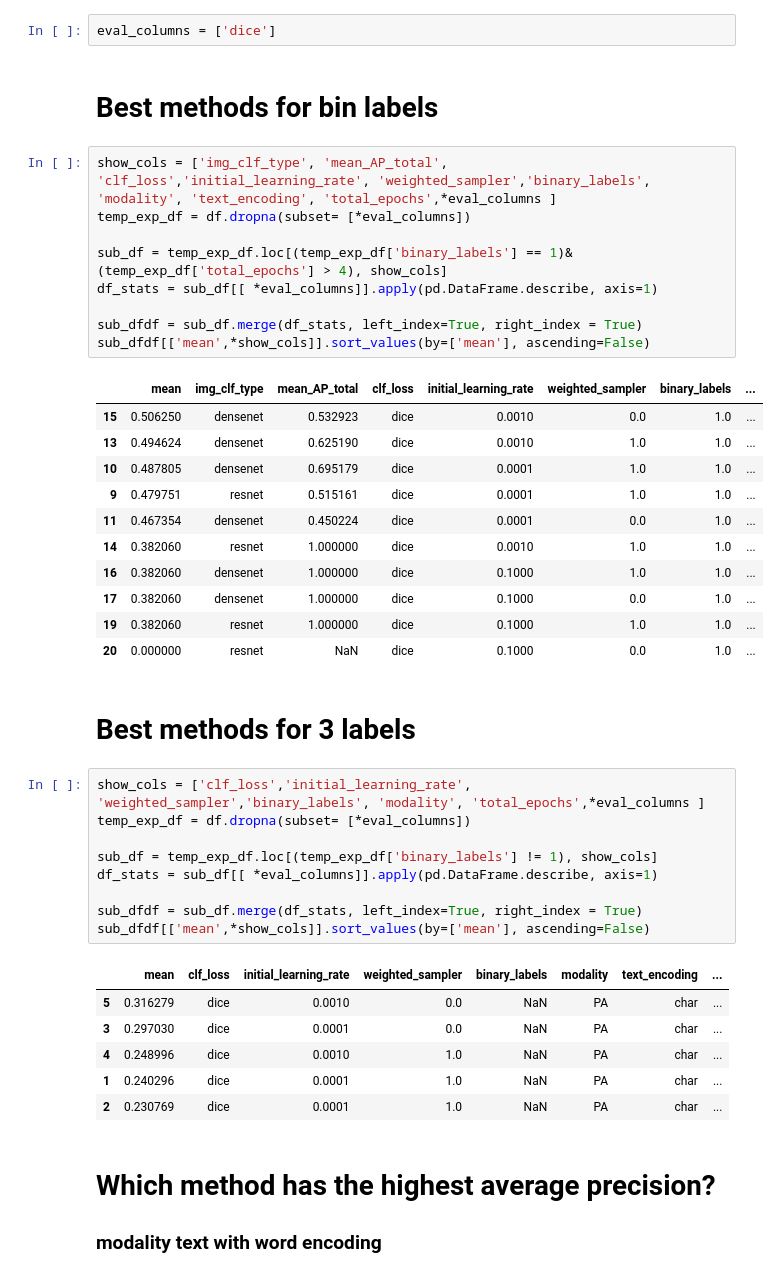
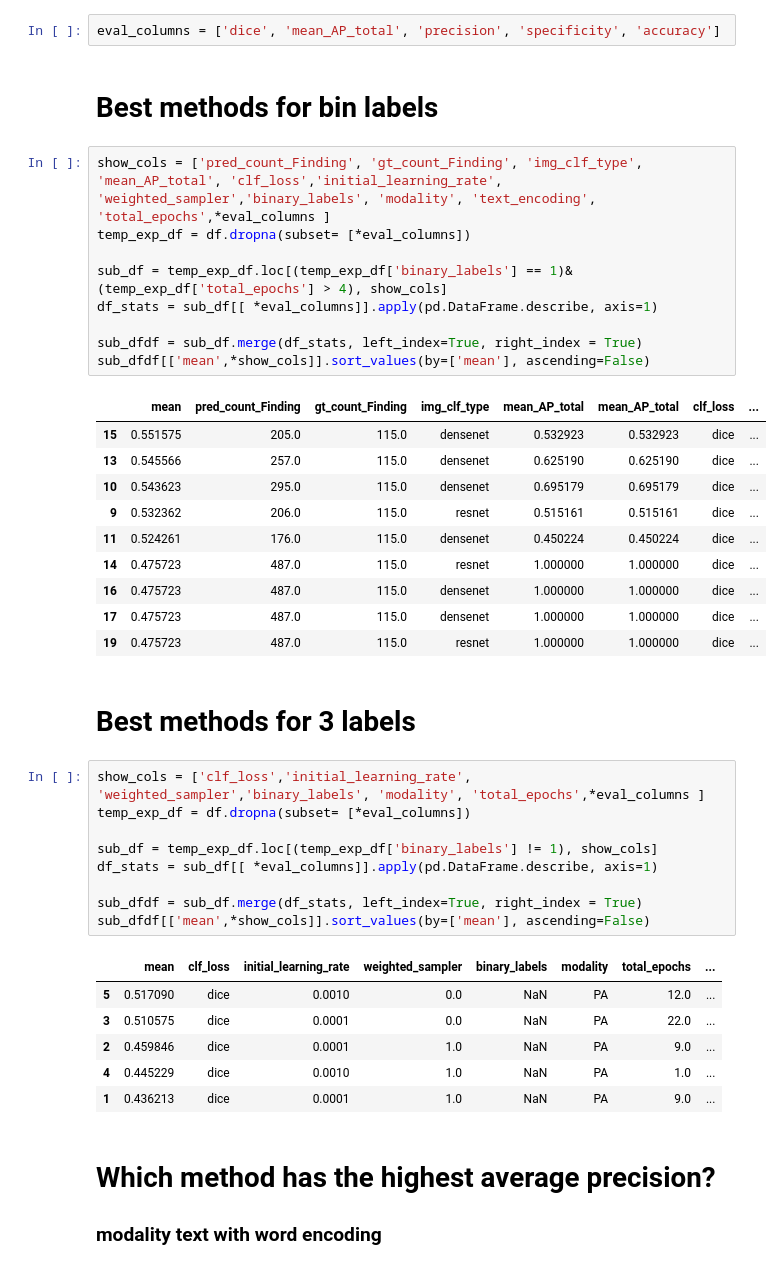
Before and after one commit to Jimmy2027/MoPoE-MIMIC, a Jupyter notebook: mimic/notebooks/trained_clf_exploration.ipynb, the cells around one changed output. Drawn from its saved outputs; the diff is of its cells as text.

```diff
--- a/mimic/notebooks/trained_clf_exploration.ipynb
+++ b/mimic/notebooks/trained_clf_exploration.ipynb
@@ -10,28 +14,27 @@ df = pd.read_csv(experiments_dataframe_path)
 # %%
-eval_columns = ['dice']
+eval_columns = ['dice', 'mean_AP_total', 'precision', 'specificity', 'accuracy']
 # %% [markdown]
 # Best methods for bin labels
 # %%
-show_cols = ['img_clf_type', 'mean_AP_total', 'clf_loss','initial_learning_rate', 'weighted_sampler','binary_labels', 'modality', 'text_encoding', 'total_epochs',*eval_columns ]
+show_cols = ['pred_count_Finding', 'gt_count_Finding', 'img_clf_type', 'mean_AP_total', 'clf_loss','initial_learning_rate', 'weighted_sampler','binary_labels', 'modality', 'text_encoding', 'total_epochs',*eval_columns ]
 temp_exp_df = df.dropna(subset= [*eval_columns])
 
 sub_df = temp_exp_df.loc[(temp_exp_df['binary_labels'] == 1)& (temp_exp_df['total_epochs'] > 4), show_cols]
 df_stats = sub_df[[ *eval_columns]].apply(pd.DataFrame.describe, axis=1)
 
 sub_dfdf = sub_df.merge(df_stats, left_index=True, right_index = True)
 sub_dfdf[['mean',*show_cols]].sort_values(by=['mean'], ascending=False)
 # %% [output]
-|  | mean | img_clf_type | mean_AP_total | clf_loss | initial_learning_rate | weighted_sampler | binary_labels | ... |
-| 15 | 0.506250 | densenet | 0.532923 | dice | 0.0010 | 0.0 | 1.0 | ... |
-| 13 | 0.494624 | densenet | 0.625190 | dice | 0.0010 | 1.0 | 1.0 | ... |
-| 10 | 0.487805 | densenet | 0.695179 | dice | 0.0001 | 1.0 | 1.0 | ... |
-| 9 | 0.479751 | resnet | 0.515161 | dice | 0.0001 | 1.0 | 1.0 | ... |
-| 11 | 0.467354 | densenet | 0.450224 | dice | 0.0001 | 0.0 | 1.0 | ... |
-| 14 | 0.382060 | resnet | 1.000000 | dice | 0.0010 | 1.0 | 1.0 | ... |
-| 16 | 0.382060 | densenet | 1.000000 | dice | 0.1000 | 1.0 | 1.0 | ... |
-| 17 | 0.382060 | densenet | 1.000000 | dice | 0.1000 | 0.0 | 1.0 | ... |
-| 19 | 0.382060 | resnet | 1.000000 | dice | 0.1000 | 1.0 | 1.0 | ... |
-| 20 | 0.000000 | resnet | NaN | dice | 0.1000 | 0.0 | 1.0 | ... |
+|  | mean | pred_count_Finding | gt_count_Finding | img_clf_type | mean_AP_total | mean_AP_total | clf_loss | ... |
+| 15 | 0.551575 | 205.0 | 115.0 | densenet | 0.532923 | 0.532923 | dice | ... |
+| 13 | 0.545566 | 257.0 | 115.0 | densenet | 0.625190 | 0.625190 | dice | ... |
+| 10 | 0.543623 | 295.0 | 115.0 | densenet | 0.695179 | 0.695179 | dice | ... |
+| 9 | 0.532362 | 206.0 | 115.0 | resnet | 0.515161 | 0.515161 | dice | ... |
+| 11 | 0.524261 | 176.0 | 115.0 | densenet | 0.450224 | 0.450224 | dice | ... |
+| 14 | 0.475723 | 487.0 | 115.0 | resnet | 1.000000 | 1.000000 | dice | ... |
+| 16 | 0.475723 | 487.0 | 115.0 | densenet | 1.000000 | 1.000000 | dice | ... |
+| 17 | 0.475723 | 487.0 | 115.0 | densenet | 1.000000 | 1.000000 | dice | ... |
+| 19 | 0.475723 | 487.0 | 115.0 | resnet | 1.000000 | 1.000000 | dice | ... |
 # %% [markdown]
 # Best methods for 3 labels
 # %%
@@ -44,12 +47,12 @@ df_stats = sub_df[[ *eval_columns]].apply(pd.DataFrame.describe, axis=1)
 sub_dfdf = sub_df.merge(df_stats, left_index=True, right_index = True)
 sub_dfdf[['mean',*show_cols]].sort_values(by=['mean'], ascending=False)
 # %% [output]
-|  | mean | clf_loss | initial_learning_rate | weighted_sampler | binary_labels | modality | text_encoding | ... |
-| 5 | 0.316279 | dice | 0.0010 | 0.0 | NaN | PA | char | ... |
-| 3 | 0.297030 | dice | 0.0001 | 0.0 | NaN | PA | char | ... |
-| 4 | 0.248996 | dice | 0.0010 | 1.0 | NaN | PA | char | ... |
-| 1 | 0.240296 | dice | 0.0001 | 1.0 | NaN | PA | char | ... |
-| 2 | 0.230769 | dice | 0.0001 | 1.0 | NaN | PA | char | ... |
+|  | mean | clf_loss | initial_learning_rate | weighted_sampler | binary_labels | modality | total_epochs | ... |
+| 5 | 0.517090 | dice | 0.0010 | 0.0 | NaN | PA | 12.0 | ... |
+| 3 | 0.510575 | dice | 0.0001 | 0.0 | NaN | PA | 22.0 | ... |
+| 2 | 0.459846 | dice | 0.0001 | 1.0 | NaN | PA | 9.0 | ... |
+| 4 | 0.445229 | dice | 0.0010 | 1.0 | NaN | PA | 1.0 | ... |
+| 1 | 0.436213 | dice | 0.0001 | 1.0 | NaN | PA | 9.0 | ... |
 # %% [markdown]
 # Which method has the highest average precision?
 ### modality text with word encoding
```
Also changed, not shown: parts of 1 cell of this notebook, 2 other files.
